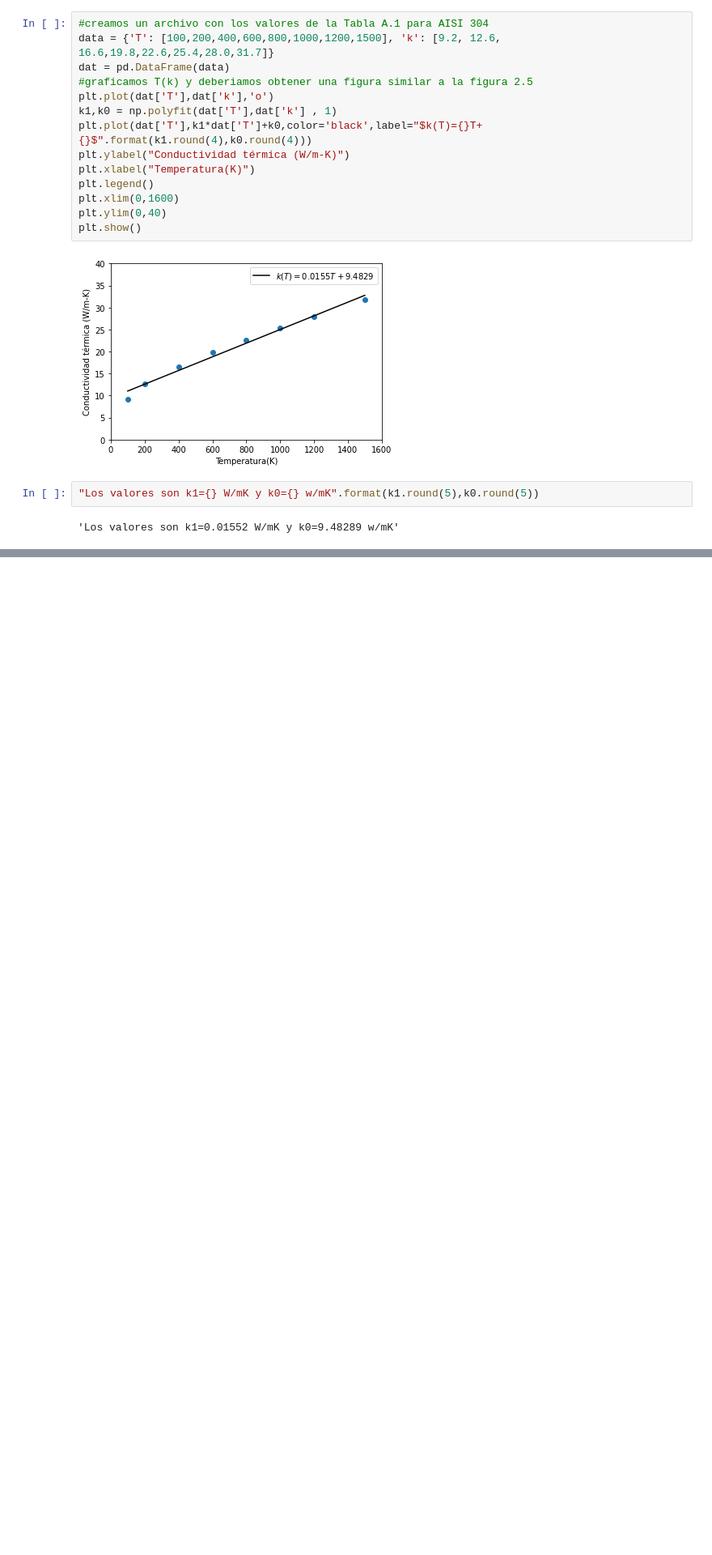
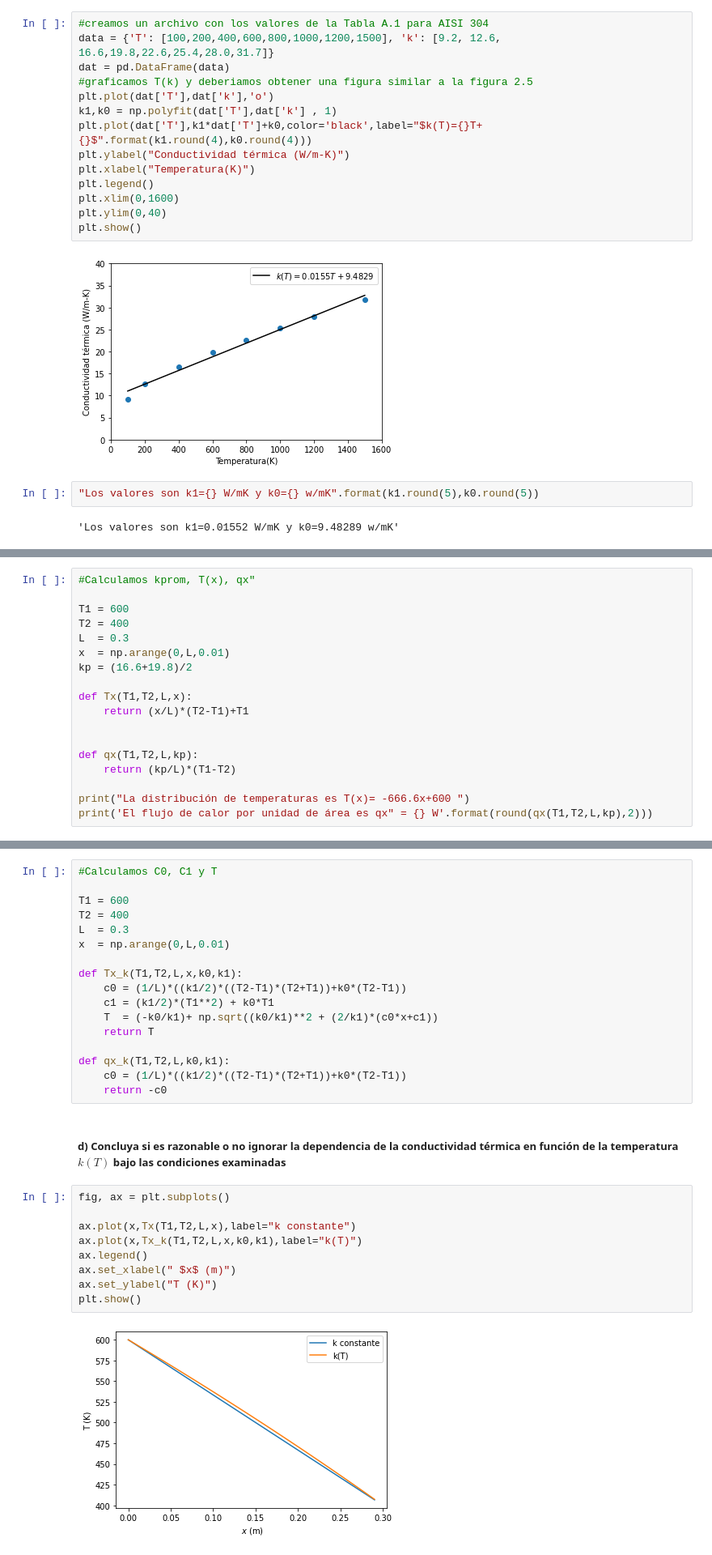
Before and after one commit to alegmor/AISI304, a Jupyter notebook: BloqueAISI304.ipynb, the cells around one changed output, grey strips where cells are left out. Shown at 81% size. Cells and saved outputs as stored; diff of their text form; blank space fills up the shorter version.

```diff
--- a/BloqueAISI304.ipynb
+++ b/BloqueAISI304.ipynb
@@ -97,0 +82,18 @@ $$q_x^"= \frac{k}{L} \frac{dT}{dx}= 3,640 \frac{W}{m^2}.$$
+# %%
+#Calculamos kprom, T(x), qx"
+
+T1 = 600
+T2 = 400
+L  = 0.3
+x  = np.arange(0,L,0.01)
+kp = (16.6+19.8)/2
+
+def Tx(T1,T2,L,x):
+    return (x/L)*(T2-T1)+T1
+
+
+def qx(T1,T2,L,kp):
+    return (kp/L)*(T1-T2)
+
+print("La distribución de temperaturas es T(x)= -666.6x+600 ")
+print('El flujo de calor por unidad de área es qx" = {} W'.format(round(qx(T1,T2,L,kp),2)))
@@ -99,0 +126,30 @@ $$q_x^"= \frac{k}{L} \frac{dT}{dx}= 3,640 \frac{W}{m^2}.$$
+# %%
+#Calculamos C0, C1 y T
+
+T1 = 600
+T2 = 400
+L  = 0.3
+x  = np.arange(0,L,0.01)
+
+def Tx_k(T1,T2,L,x,k0,k1):
+    c0 = (1/L)*((k1/2)*((T2-T1)*(T2+T1))+k0*(T2-T1))
+    c1 = (k1/2)*(T1**2) + k0*T1
+    T  = (-k0/k1)+ np.sqrt((k0/k1)**2 + (2/k1)*(c0*x+c1))
+    return T
+
+def qx_k(T1,T2,L,k0,k1):
+    c0 = (1/L)*((k1/2)*((T2-T1)*(T2+T1))+k0*(T2-T1))
+    return -c0
+# %% [markdown]
+##### d) Concluya si es razonable o no ignorar la dependencia de la conductividad térmica  en función de la temperatura $k(T)$ bajo las condiciones examinadas
+# %%
+fig, ax = plt.subplots()
+
+ax.plot(x,Tx(T1,T2,L,x),label="k constante")
+ax.plot(x,Tx_k(T1,T2,L,x,k0,k1),label="k(T)")
+ax.legend()
+ax.set_xlabel(" $x$ (m)")
+ax.set_ylabel("T (K)")
+plt.show()
+# %% [output]
+[figure, added]
```
Also changed, not shown: parts of 16 cells of this notebook.
